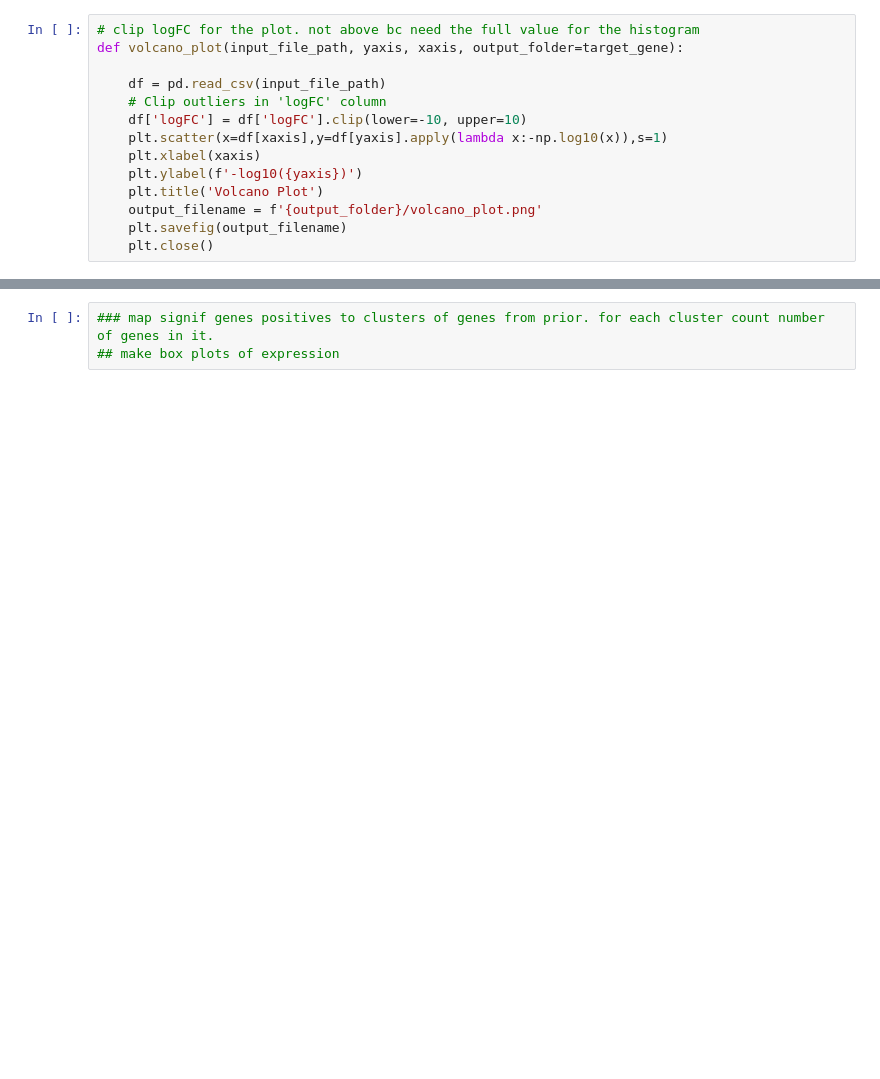
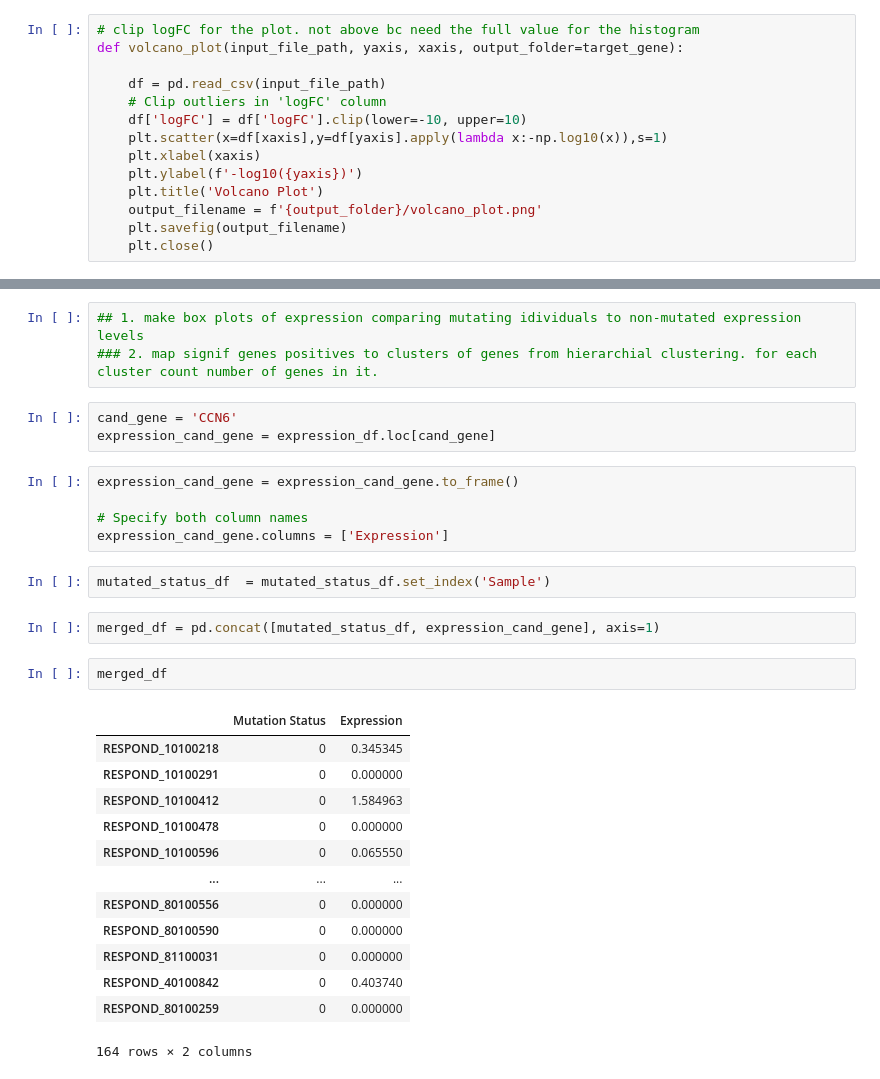
Before and after one commit to MeltemTutar/huang, a Jupyter notebook: Respond/Mutated_gene_expression_explore.ipynb, the cells around one changed output, grey strips where cells are left out. Drawn from its saved outputs; the diff is of its cells as text; blank space fills up the shorter version.

```diff
--- a/Respond/Mutated_gene_expression_explore.ipynb
+++ b/Respond/Mutated_gene_expression_explore.ipynb
@@ -513,5 +458,33 @@ significant_genes_positive
 | 16810 | SYT14 | 2.090357 | 0.008594 | 0.004692 | 0.620559 | 0.145721 | 0.996941 | ... |
 | 19976 | ZSCAN4 | 2.678597 | 0.044654 | 0.003586 | 0.336630 | 0.052579 | 0.996941 | ... |
 # %%
-### map signif genes positives to clusters of genes from prior. for each cluster count number of genes in it.
-## make box plots of expression
+## 1. make box plots of expression comparing mutating idividuals to non-mutated expression levels
+### 2. map signif genes positives to clusters of genes from hierarchial clustering. for each cluster count number of genes in it.
+# %%
+cand_gene = 'CCN6'
+expression_cand_gene = expression_df.loc[cand_gene]
+# %%
+expression_cand_gene = expression_cand_gene.to_frame()
+
+# Specify both column names
+expression_cand_gene.columns = ['Expression']
+# %%
+mutated_status_df  = mutated_status_df.set_index('Sample')
+# %%
+merged_df = pd.concat([mutated_status_df, expression_cand_gene], axis=1)
+# %%
+merged_df
+# %% [output]
+|  | Mutation Status | Expression |
+| RESPOND_10100218 | 0 | 0.345345 |
+| RESPOND_10100291 | 0 | 0.000000 |
+| RESPOND_10100412 | 0 | 1.584963 |
+| RESPOND_10100478 | 0 | 0.000000 |
+| RESPOND_10100596 | 0 | 0.065550 |
+| ... | ... | ... |
+| RESPOND_80100556 | 0 | 0.000000 |
+| RESPOND_80100590 | 0 | 0.000000 |
+| RESPOND_81100031 | 0 | 0.000000 |
+| RESPOND_40100842 | 0 | 0.403740 |
+| RESPOND_80100259 | 0 | 0.000000 |
+164 rows × 2 columns
```
Also changed, not shown: parts of 6 cells of this notebook.
